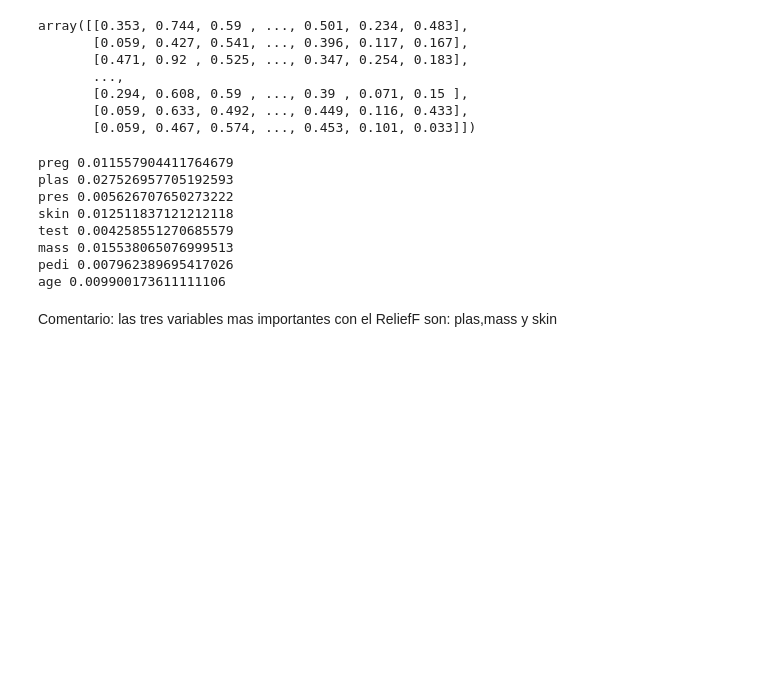
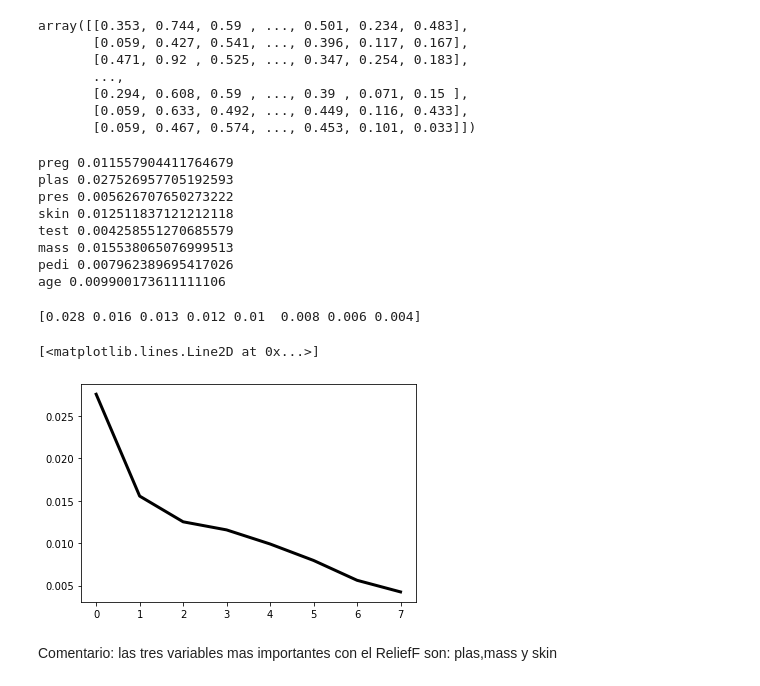
Before and after one commit to eacunafer/Data-Mining-Machine-Learning-subgraduado-, a Jupyter notebook: notebooks/fselection12021.ipynb, the cells around one changed output. Cells and saved outputs as stored; diff of their text form; code cells hidden in the pictures; blank space fills up the shorter version.

```diff
--- a/notebooks/fselection12021.ipynb
+++ b/notebooks/fselection12021.ipynb
@@ -235,6 +236,19 @@ test 0.004258551270685579
 mass 0.015538065076999513
 pedi 0.007962389695417026
 age 0.009900173611111106
+# %%
+yscore=fs.feature_importances_
+oyscore=-np.sort(-yscore)
+print(oyscore)
+# %% [output]
+[0.028 0.016 0.013 0.012 0.01  0.008 0.006 0.004]
+# %%
+import matplotlib.pyplot as plt
+x=np.arange(0,8)
+plt.plot(x,oyscore,'k-',lw=3)
+# %% [output]
+[<matplotlib.lines.Line2D at 0x...>]
+[figure, added]
 # %% [markdown]
 Comentario: las tres variables mas importantes con el ReliefF son: plas,mass y skin
 # %% [markdown]
```
Also changed, not shown: parts of 24 cells of this notebook.
